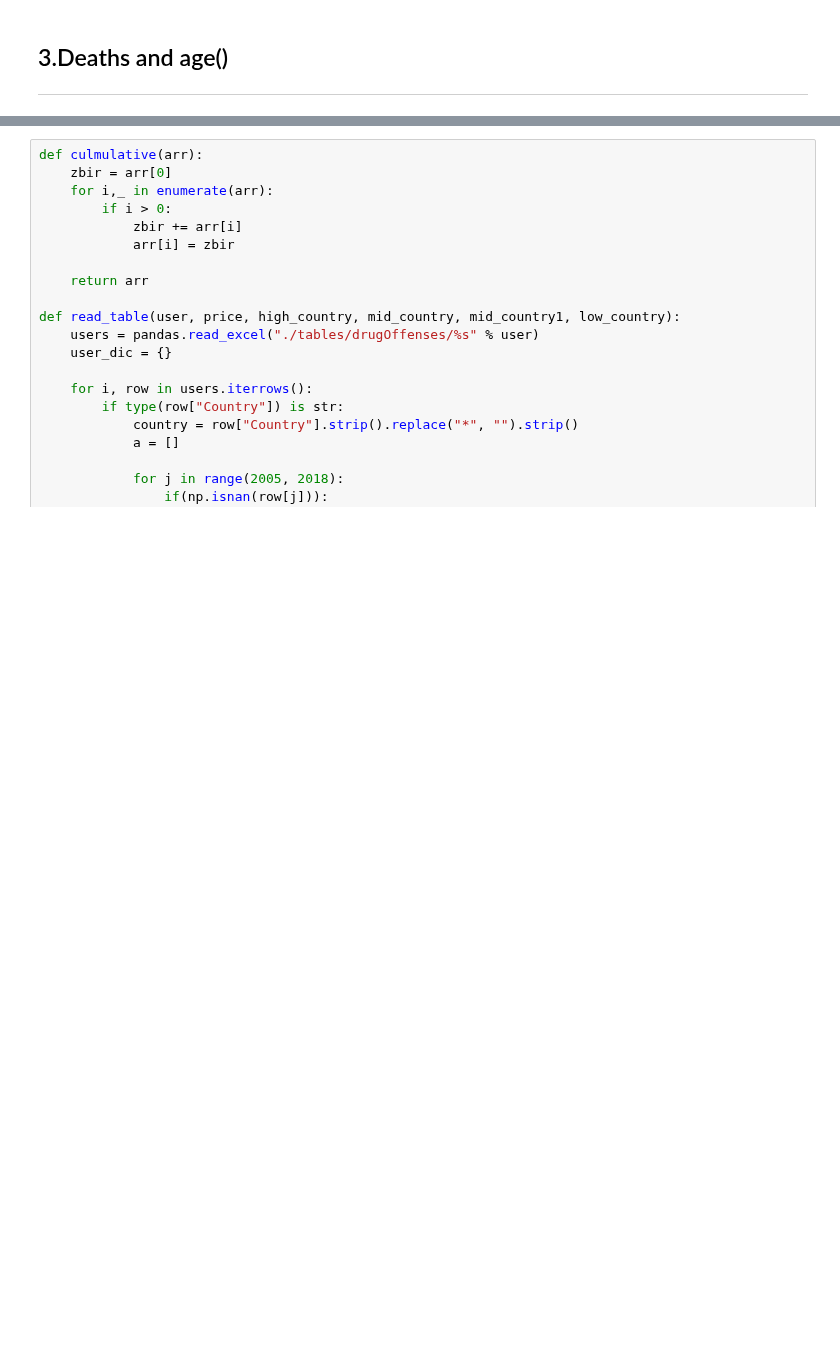
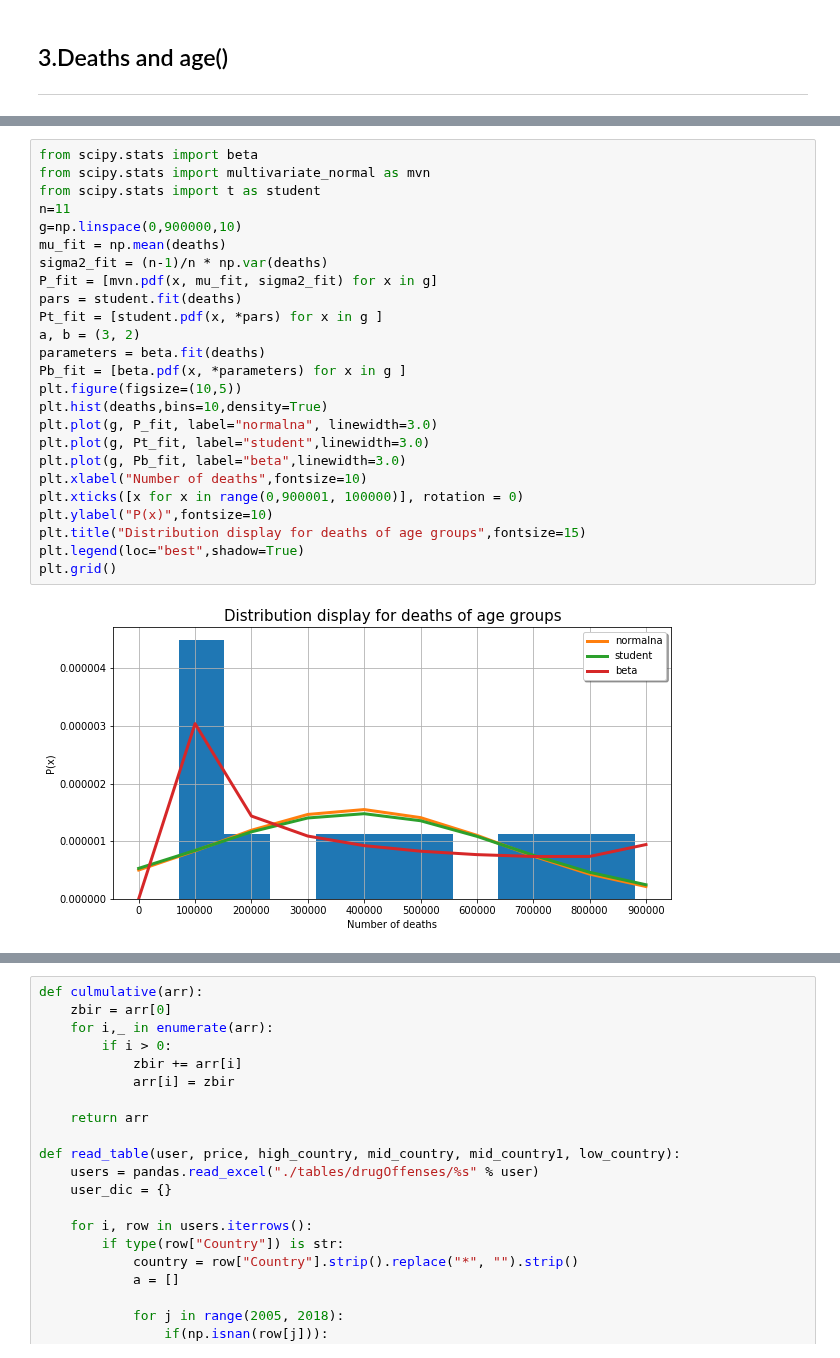
Before and after one commit to danilo1214/PR20ddpdjphv, a Jupyter notebook: Hristijan.ipynb, the cells around one changed output, grey strips where cells are left out. Saved outputs shown, nothing was run; the diff lists cells and outputs as text; blank space fills up the shorter version.

```diff
--- a/Hristijan.ipynb
+++ b/Hristijan.ipynb
@@ -101,0 +98,27 @@ for i in ax.patches:
+# %%
+from scipy.stats import beta
+from scipy.stats import multivariate_normal as mvn
+from scipy.stats import t as student
+n=11
+g=np.linspace(0,900000,10)
+mu_fit = np.mean(deaths)
+sigma2_fit = (n-1)/n * np.var(deaths)
+P_fit = [mvn.pdf(x, mu_fit, sigma2_fit) for x in g]
+pars = student.fit(deaths)
+Pt_fit = [student.pdf(x, *pars) for x in g ]
+a, b = (3, 2)
+parameters = beta.fit(deaths)
+Pb_fit = [beta.pdf(x, *parameters) for x in g ]
+plt.figure(figsize=(10,5))
+plt.hist(deaths,bins=10,density=True)
+plt.plot(g, P_fit, label="normalna", linewidth=3.0)
+plt.plot(g, Pt_fit, label="student",linewidth=3.0)
+plt.plot(g, Pb_fit, label="beta",linewidth=3.0)
+plt.xlabel("Number of deaths",fontsize=10)
+plt.xticks([x for x in range(0,900001, 100000)], rotation = 0)
+plt.ylabel("P(x)",fontsize=10)
+plt.title("Distribution display for deaths of age groups",fontsize=15)
+plt.legend(loc="best",shadow=True)
+plt.grid()
+# %% [output]
+[figure, added]
```
Also changed, not shown: parts of 6 cells of this notebook.
